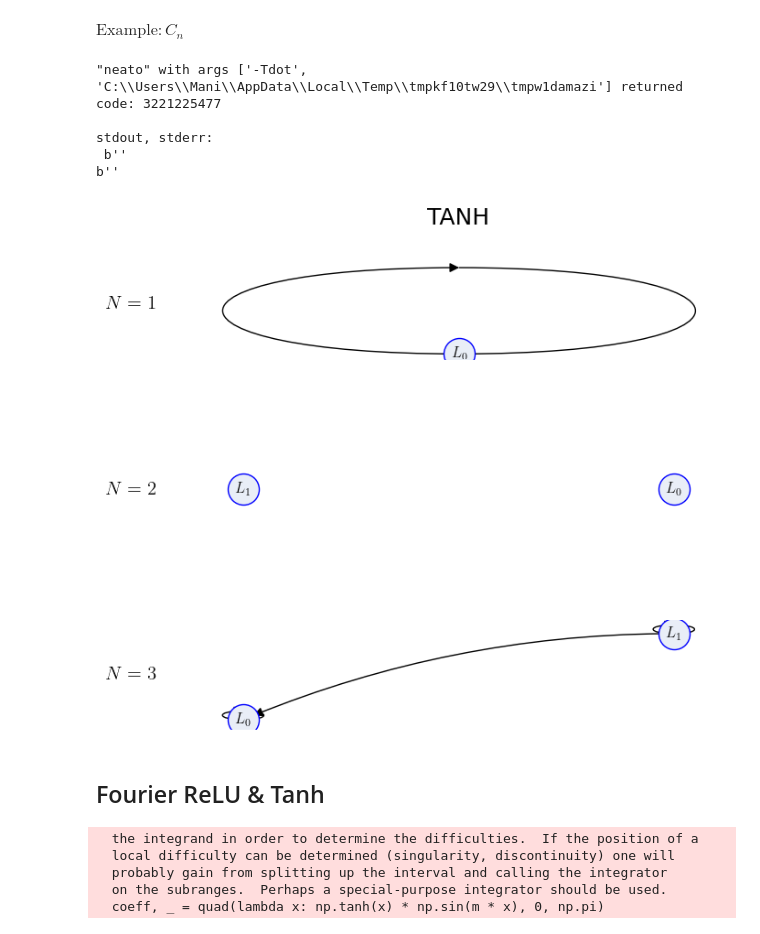
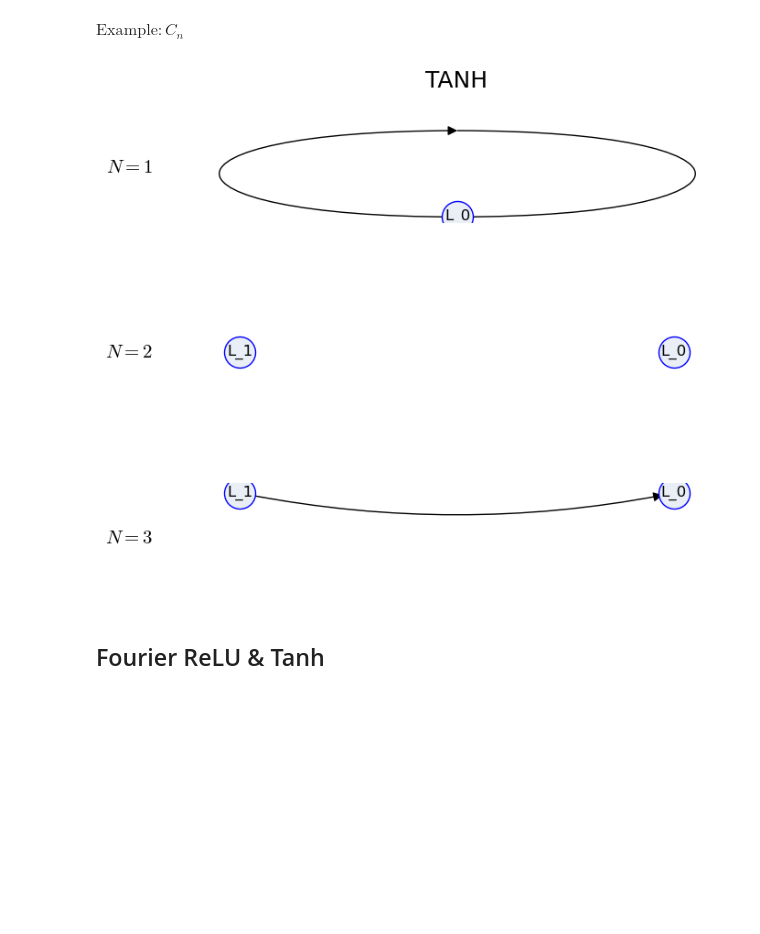
Before and after one commit to ManiShayestehfar/Masters, a Jupyter notebook: equivarient_NN/c_n.ipynb, the cells around one changed output. Saved outputs shown, nothing was run; the diff lists cells and outputs as text; code cells hidden in the pictures; blank space fills up the shorter version.

```diff
--- a/equivarient_NN/c_n.ipynb
+++ b/equivarient_NN/c_n.ipynb
@@ -71,7 +74,7 @@ blocks = {}
 for Ls in byL:
     for Lk in byL:
         B = activation_func_block(Q, D, byL, Ls, Lk, activation_func=TANH)
-        if not is_zero_numeric(B, tol=1e-12):
+        if not is_zero_numeric(B, tol=1e-4):
             blocks[(Ls, Lk)] = B
         else:
             blocks[(Ls, Lk)] = sp.Matrix.zeros(1, 1)
@@ -116,41 +119,36 @@ for j, activ_func in enumerate(activ_funcs):
 
         blocks = {}
         for Ls in byL:
             for Lk in byL:
                 B = activation_func_block(Q, D, byL, Ls, Lk, activation_func=activ_func)
-                if not is_zero_numeric(B, tol=1e-12):
+                if not is_zero_numeric(B, tol=1e-4):
                     blocks[(Ls, Lk)] = B
 
         ax = axs[i, j]
         intersection_graph(
             blocks,
-            use_latex=True,
+            use_latex=False,
             title=None,
             layout="auto",
             ax=ax
         )
 
         ax.set_xticks([])
         ax.set_yticks([])
         for side in ("top", "right", "bottom", "left"):
             ax.spines[side].set_visible(False)
 
         if j == 0:
             ax.text(-0.08, 0.5, rf"$N={n}$", transform=ax.transAxes,
                     ha="right", va="center", fontsize=15)
 
         if i == 0:
             ax.set_title(f"{activ_func.__name__}", fontsize=18, pad=20)
 
 plt.subplots_adjust(wspace=0.2, hspace=0.7)
 plt.show()
 # %% [output]
-"neato" with args ['-Tdot', 'C:\\Users\\Mani\\AppData\\Local\\Temp\\tmpkf10tw29\\tmpw1damazi'] returned code: 3221225477
-
-stdout, stderr:
- b''
-b''
-[figure, old version]
+[figure, new version]
 # %%
 def calculate_block(N, activ_func):
     Q, labels = q_matrix(N)
@@ -202,30 +205,47 @@ def fourier_series(x, a_coeffs, b_coeffs=None):
 # %% [markdown]
 ## Fourier ReLU & Tanh
 # %%
-M = 1000
-x = np.linspace(-np.pi, np.pi, 10000)
+M = 2000
+L = np.pi
+x = np.linspace(-L, L, 10000)
+m = np.arange(1, M+1)[:, None]        # shape (M,1) for broadcasting
 
-# Fourier ReLU
-a = [np.pi/2] + [(1 - (-1)**m) / (np.pi*m**2) for m in range(1, M+1)]
-b = [-1/m for m in range(1, M+1)]
 
-relu_fourier = lambda x: fourier_series(x, a, b)
+# ====================================================
+# ReLU Fourier
+# ====================================================
 
-# Fourier Tanh
-c = [0.0] * (M + 1)   # all zero cos coeffs, including a0
-d = []
+a0 = np.pi/2
+a_rest = ((-1)**m.flatten() - 1) / (np.pi * m.flatten()**2)
+a = np.concatenate([[a0], a_rest])
+b = -(-1)**m.flatten() / m.flatten()
 
-for m in range(1, M + 1):
-    coeff, _ = quad(lambda x: np.tanh(x) * np.sin(m * x), 0, np.pi)
-    d.append((2/np.pi) * coeff)
+relu_fourier = lambda X: fourier_series(X, a, b)
 
-tanh_fourier = lambda x: fourier_series(x, c, d)
+# ====================================================
+# tanh Fourier
+# ====================================================
+
+Ng = 4096
+t = np.linspace(0, np.pi, Ng+2, endpoint=True)[1:-1]  # remove 0 and π
+f = np.tanh(t)
+
+# DST-I gives coefficients proportional to ∫ f(t) sin(mt) dt
+bk = dst(f, type=1)                # length Ng
+# Scale to continuous normalisation b_m = (2/π) ∫_0^π f sin(m t) dt
+d_full = 2/(Ng+1) * bk             # this matches the sine series on that grid
+d = d_full[:M]                     # take the first M coefficients
+c = np.zeros(M+1)
+
+tanh_fourier = lambda X: fourier_series(X, c, d)
+
+
+# ---
+
+aa = np.random.random(32)
+bb = np.random.random(32)
+
+random_fourier = lambda X: fourier_series(X, aa, bb)
-# %% [output]
-  the integrand in order to determine the difficulties.  If the position of a
-  local difficulty can be determined (singularity, discontinuity) one will
-  probably gain from splitting up the interval and calling the integrator
-  on the subranges.  Perhaps a special-purpose integrator should be used.
-  coeff, _ = quad(lambda x: np.tanh(x) * np.sin(m * x), 0, np.pi)
 # %%
 N = 12
 # activ_funcs = [LINEAR, RELU, ABS, GELU, BINARY, SIGMOID, TANH, SOFTSIGN, SOFTPLUS, LEAKY_RELU, SILU, ELISH, GAUSSIAN, SINUSOIDAL]
```
Also changed, not shown: parts of 13 cells of this notebook, 1 other file.
